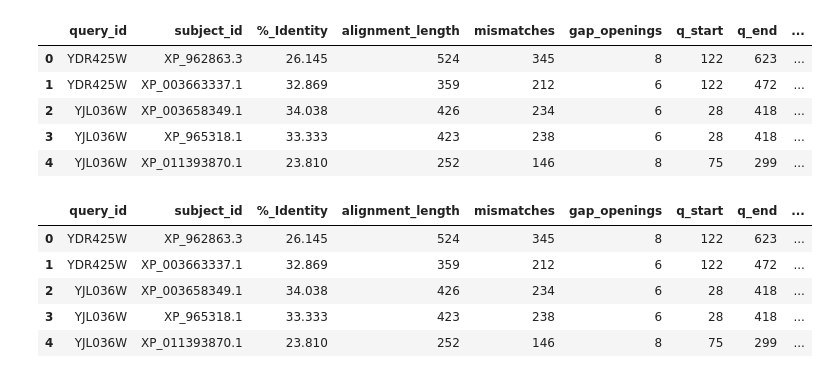
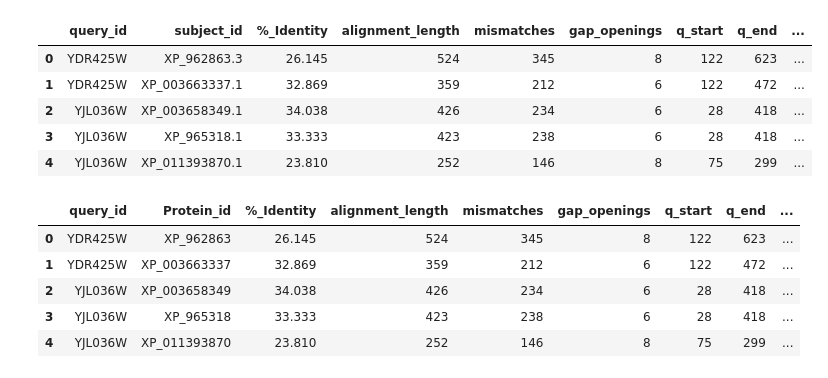
Before and after one commit to dongchen1998/code, a Jupyter notebook: lab/YM/blast-ym.ipynb, the cells around one changed output. Saved outputs shown, nothing was run; the diff lists cells and outputs as text; code cells hidden in the pictures.

```diff
--- a/lab/YM/blast-ym.ipynb
+++ b/lab/YM/blast-ym.ipynb
@@ -51,11 +51,18 @@ df_blast.head()
 | 4 | YJL036W | XP_011393870.1 | 23.810 | 252 | 146 | 8 | 75 | 299 | ... |
 # %%
 df_blast['e-value'] = df_blast['e-value'].apply(lambda x: '{:.10f}'.format(x))
+
+# df_blast改名为Protein_id
+df_blast.rename(columns={'subject_id': 'Protein_id'}, inplace=True)
+
+# Protein_id不保留小数点及后面的数字
+df_blast['Protein_id'] = df_blast['Protein_id'].apply(lambda x: x.split('.')[0])
+
 df_blast.head()
 # %% [output]
-|  | query_id | subject_id | %_Identity | alignment_length | mismatches | gap_openings | q_start | q_end | ... |
-| 0 | YDR425W | XP_962863.3 | 26.145 | 524 | 345 | 8 | 122 | 623 | ... |
-| 1 | YDR425W | XP_003663337.1 | 32.869 | 359 | 212 | 6 | 122 | 472 | ... |
-| 2 | YJL036W | XP_003658349.1 | 34.038 | 426 | 234 | 6 | 28 | 418 | ... |
-| 3 | YJL036W | XP_965318.1 | 33.333 | 423 | 238 | 6 | 28 | 418 | ... |
-| 4 | YJL036W | XP_011393870.1 | 23.810 | 252 | 146 | 8 | 75 | 299 | ... |
+|  | query_id | Protein_id | %_Identity | alignment_length | mismatches | gap_openings | q_start | q_end | ... |
+| 0 | YDR425W | XP_962863 | 26.145 | 524 | 345 | 8 | 122 | 623 | ... |
+| 1 | YDR425W | XP_003663337 | 32.869 | 359 | 212 | 6 | 122 | 472 | ... |
+| 2 | YJL036W | XP_003658349 | 34.038 | 426 | 234 | 6 | 28 | 418 | ... |
+| 3 | YJL036W | XP_965318 | 33.333 | 423 | 238 | 6 | 28 | 418 | ... |
+| 4 | YJL036W | XP_011393870 | 23.810 | 252 | 146 | 8 | 75 | 299 | ... |
```
Also changed, not shown: parts of 6 cells of this notebook.
